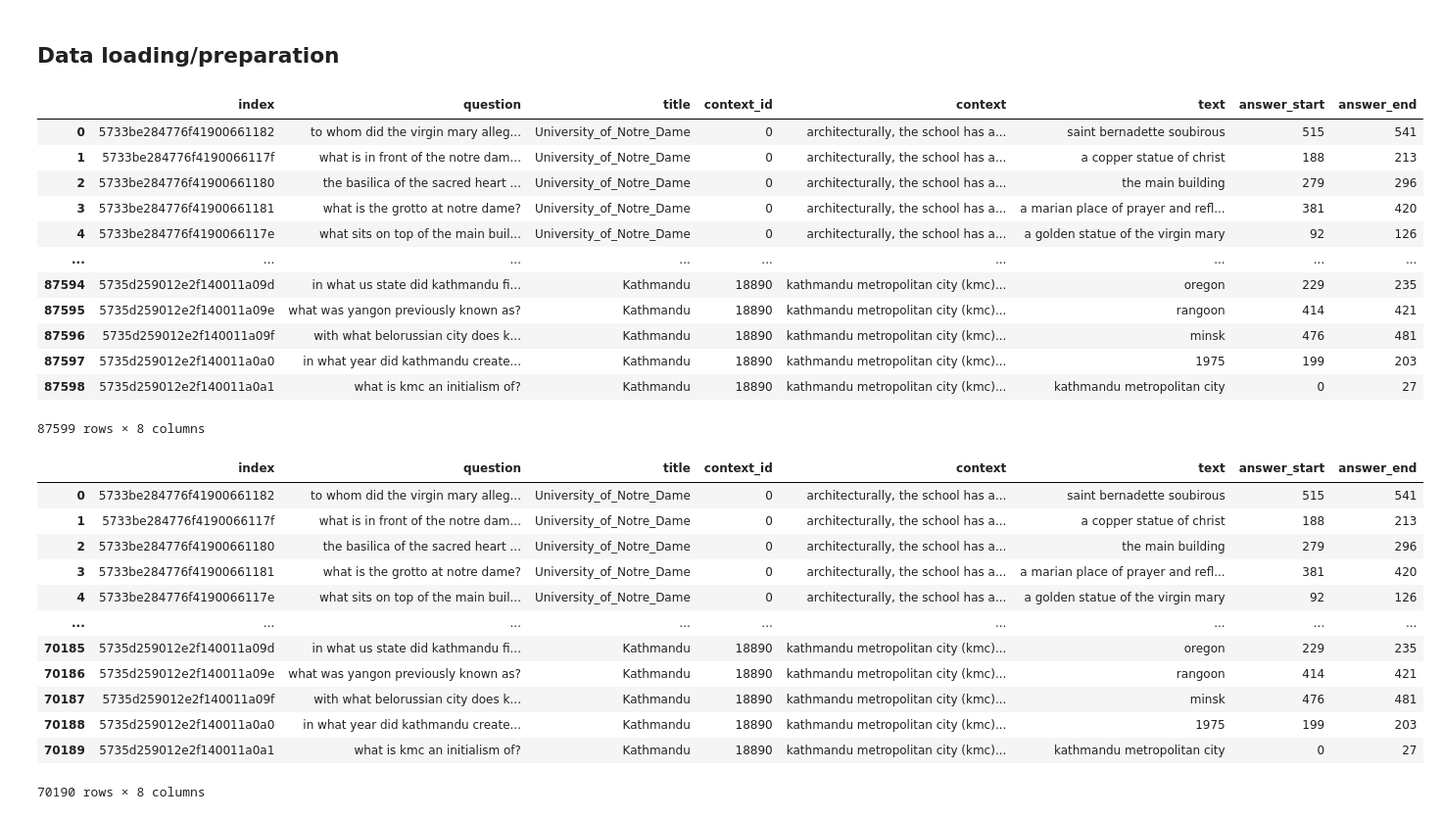
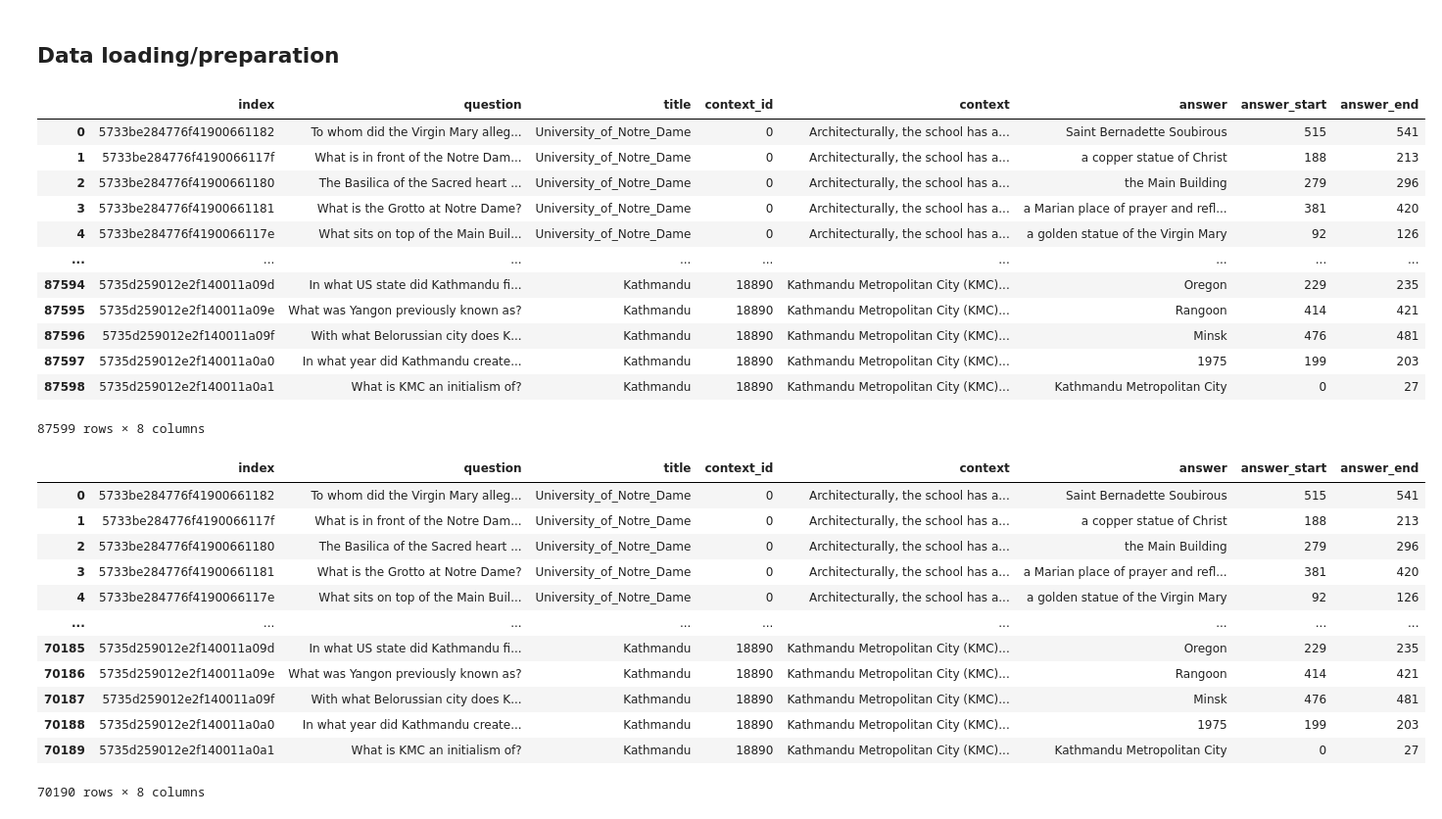
Before and after one commit to Wadaboa/squad-question-answering, a Jupyter notebook: main.ipynb, the cells around one changed output. Shown at 98% size. Drawn from its saved outputs; the diff is of its cells as text; code cells hidden in the pictures.

```diff
--- a/main.ipynb
+++ b/main.ipynb
@@ -36,41 +40,39 @@ def preprocess_context(text):
     return text.lower()
 # %%
 squad_dataset = dataset.SquadDataset(
-    max_question_tokens=25,
-    max_context_tokens=250,
     question_preprocessor=preprocess_question,
     context_preprocessor=preprocess_context,
 )
 squad_dataset.dataframe
 # %% [output]
-|  | index | question | title | context_id | context | text | answer_start | answer_end |
-| 0 | 5733be284776f41900661182 | to whom did the virgin mary alleg... | University_of_Notre_Dame | 0 | architecturally, the school has a... | saint bernadette soubirous | 515 | 541 |
-| 1 | 5733be284776f4190066117f | what is in front of the notre dam... | University_of_Notre_Dame | 0 | architecturally, the school has a... | a copper statue of christ | 188 | 213 |
-| 2 | 5733be284776f41900661180 | the basilica of the sacred heart ... | University_of_Notre_Dame | 0 | architecturally, the school has a... | the main building | 279 | 296 |
-| 3 | 5733be284776f41900661181 | what is the grotto at notre dame? | University_of_Notre_Dame | 0 | architecturally, the school has a... | a marian place of prayer and refl... | 381 | 420 |
-| 4 | 5733be284776f4190066117e | what sits on top of the main buil... | University_of_Notre_Dame | 0 | architecturally, the school has a... | a golden statue of the virgin mary | 92 | 126 |
+|  | index | question | title | context_id | context | answer | answer_start | answer_end |
+| 0 | 5733be284776f41900661182 | To whom did the Virgin Mary alleg... | University_of_Notre_Dame | 0 | Architecturally, the school has a... | Saint Bernadette Soubirous | 515 | 541 |
+| 1 | 5733be284776f4190066117f | What is in front of the Notre Dam... | University_of_Notre_Dame | 0 | Architecturally, the school has a... | a copper statue of Christ | 188 | 213 |
+| 2 | 5733be284776f41900661180 | The Basilica of the Sacred heart ... | University_of_Notre_Dame | 0 | Architecturally, the school has a... | the Main Building | 279 | 296 |
+| 3 | 5733be284776f41900661181 | What is the Grotto at Notre Dame? | University_of_Notre_Dame | 0 | Architecturally, the school has a... | a Marian place of prayer and refl... | 381 | 420 |
+| 4 | 5733be284776f4190066117e | What sits on top of the Main Buil... | University_of_Notre_Dame | 0 | Architecturally, the school has a... | a golden statue of the Virgin Mary | 92 | 126 |
 | ... | ... | ... | ... | ... | ... | ... | ... | ... |
-| 87594 | 5735d259012e2f140011a09d | in what us state did kathmandu fi... | Kathmandu | 18890 | kathmandu metropolitan city (kmc)... | oregon | 229 | 235 |
-| 87595 | 5735d259012e2f140011a09e | what was yangon previously known as? | Kathmandu | 18890 | kathmandu metropolitan city (kmc)... | rangoon | 414 | 421 |
-| 87596 | 5735d259012e2f140011a09f | with what belorussian city does k... | Kathmandu | 18890 | kathmandu metropolitan city (kmc)... | minsk | 476 | 481 |
-| 87597 | 5735d259012e2f140011a0a0 | in what year did kathmandu create... | Kathmandu | 18890 | kathmandu metropolitan city (kmc)... | 1975 | 199 | 203 |
-| 87598 | 5735d259012e2f140011a0a1 | what is kmc an initialism of? | Kathmandu | 18890 | kathmandu metropolitan city (kmc)... | kathmandu metropolitan city | 0 | 27 |
+| 87594 | 5735d259012e2f140011a09d | In what US state did Kathmandu fi... | Kathmandu | 18890 | Kathmandu Metropolitan City (KMC)... | Oregon | 229 | 235 |
+| 87595 | 5735d259012e2f140011a09e | What was Yangon previously known as? | Kathmandu | 18890 | Kathmandu Metropolitan City (KMC)... | Rangoon | 414 | 421 |
+| 87596 | 5735d259012e2f140011a09f | With what Belorussian city does K... | Kathmandu | 18890 | Kathmandu Metropolitan City (KMC)... | Minsk | 476 | 481 |
+| 87597 | 5735d259012e2f140011a0a0 | In what year did Kathmandu create... | Kathmandu | 18890 | Kathmandu Metropolitan City (KMC)... | 1975 | 199 | 203 |
+| 87598 | 5735d259012e2f140011a0a1 | What is KMC an initialism of? | Kathmandu | 18890 | Kathmandu Metropolitan City (KMC)... | Kathmandu Metropolitan City | 0 | 27 |
 87599 rows × 8 columns
 # %%
 squad_dataset.train_df
 # %% [output]
-|  | index | question | title | context_id | context | text | answer_start | answer_end |
-| 0 | 5733be284776f41900661182 | to whom did the virgin mary alleg... | University_of_Notre_Dame | 0 | architecturally, the school has a... | saint bernadette soubirous | 515 | 541 |
-| 1 | 5733be284776f4190066117f | what is in front of the notre dam... | University_of_Notre_Dame | 0 | architecturally, the school has a... | a copper statue of christ | 188 | 213 |
-| 2 | 5733be284776f41900661180 | the basilica of the sacred heart ... | University_of_Notre_Dame | 0 | architecturally, the school has a... | the main building | 279 | 296 |
-| 3 | 5733be284776f41900661181 | what is the grotto at notre dame? | University_of_Notre_Dame | 0 | architecturally, the school has a... | a marian place of prayer and refl... | 381 | 420 |
-| 4 | 5733be284776f4190066117e | what sits on top of the main buil... | University_of_Notre_Dame | 0 | architecturally, the school has a... | a golden statue of the virgin mary | 92 | 126 |
+|  | index | question | title | context_id | context | answer | answer_start | answer_end |
+| 0 | 5733be284776f41900661182 | To whom did the Virgin Mary alleg... | University_of_Notre_Dame | 0 | Architecturally, the school has a... | Saint Bernadette Soubirous | 515 | 541 |
+| 1 | 5733be284776f4190066117f | What is in front of the Notre Dam... | University_of_Notre_Dame | 0 | Architecturally, the school has a... | a copper statue of Christ | 188 | 213 |
+| 2 | 5733be284776f41900661180 | The Basilica of the Sacred heart ... | University_of_Notre_Dame | 0 | Architecturally, the school has a... | the Main Building | 279 | 296 |
+| 3 | 5733be284776f41900661181 | What is the Grotto at Notre Dame? | University_of_Notre_Dame | 0 | Architecturally, the school has a... | a Marian place of prayer and refl... | 381 | 420 |
+| 4 | 5733be284776f4190066117e | What sits on top of the Main Buil... | University_of_Notre_Dame | 0 | Architecturally, the school has a... | a golden statue of the Virgin Mary | 92 | 126 |
 | ... | ... | ... | ... | ... | ... | ... | ... | ... |
-| 70185 | 5735d259012e2f140011a09d | in what us state did kathmandu fi... | Kathmandu | 18890 | kathmandu metropolitan city (kmc)... | oregon | 229 | 235 |
-| 70186 | 5735d259012e2f140011a09e | what was yangon previously known as? | Kathmandu | 18890 | kathmandu metropolitan city (kmc)... | rangoon | 414 | 421 |
-| 70187 | 5735d259012e2f140011a09f | with what belorussian city does k... | Kathmandu | 18890 | kathmandu metropolitan city (kmc)... | minsk | 476 | 481 |
-| 70188 | 5735d259012e2f140011a0a0 | in what year did kathmandu create... | Kathmandu | 18890 | kathmandu metropolitan city (kmc)... | 1975 | 199 | 203 |
-| 70189 | 5735d259012e2f140011a0a1 | what is kmc an initialism of? | Kathmandu | 18890 | kathmandu metropolitan city (kmc)... | kathmandu metropolitan city | 0 | 27 |
+| 70185 | 5735d259012e2f140011a09d | In what US state did Kathmandu fi... | Kathmandu | 18890 | Kathmandu Metropolitan City (KMC)... | Oregon | 229 | 235 |
+| 70186 | 5735d259012e2f140011a09e | What was Yangon previously known as? | Kathmandu | 18890 | Kathmandu Metropolitan City (KMC)... | Rangoon | 414 | 421 |
+| 70187 | 5735d259012e2f140011a09f | With what Belorussian city does K... | Kathmandu | 18890 | Kathmandu Metropolitan City (KMC)... | Minsk | 476 | 481 |
+| 70188 | 5735d259012e2f140011a0a0 | In what year did Kathmandu create... | Kathmandu | 18890 | Kathmandu Metropolitan City (KMC)... | 1975 | 199 | 203 |
+| 70189 | 5735d259012e2f140011a0a1 | What is KMC an initialism of? | Kathmandu | 18890 | Kathmandu Metropolitan City (KMC)... | Kathmandu Metropolitan City | 0 | 27 |
 70190 rows × 8 columns
 # %%
 squad_dataset.val_df
```
Also changed, not shown: parts of 30 cells of this notebook, 4 other files.
